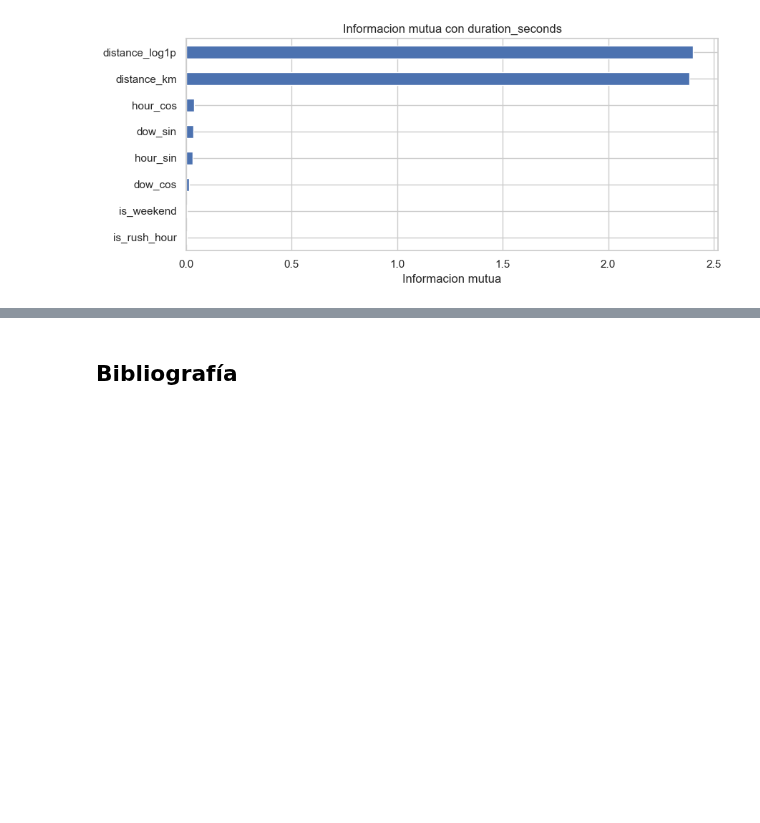
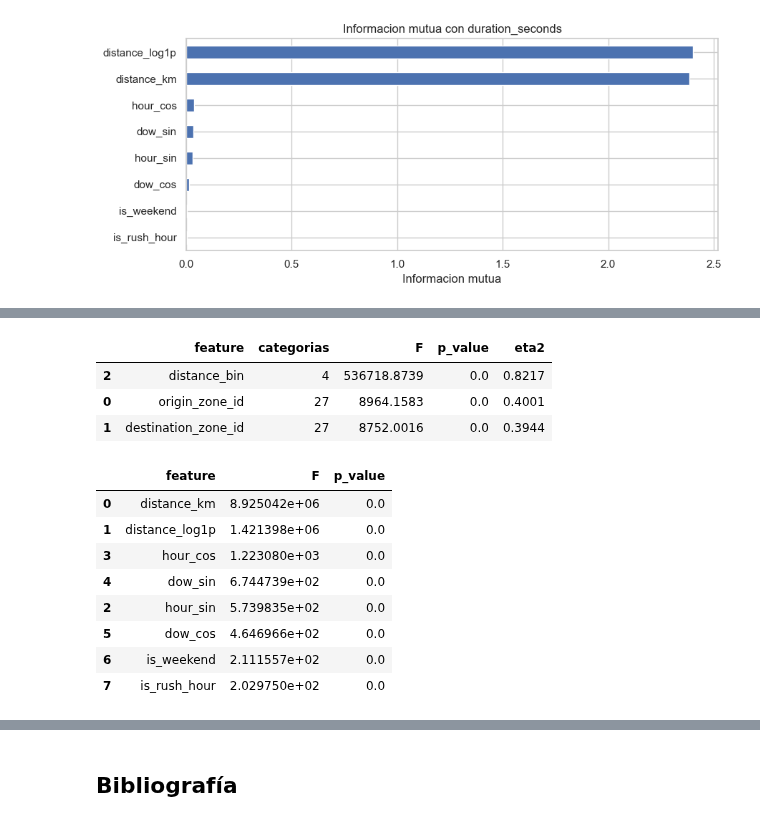
Before and after one commit to aleehpandita/transport-gps-analytics, a Jupyter notebook: notebooks/Avance2_56.ipynb, the cells around one changed output, grey strips where cells are left out. Drawn from its saved outputs; the diff is of its cells as text; code cells hidden in the pictures; blank space fills up the shorter version.

```diff
--- a/notebooks/Avance2_56.ipynb
+++ b/notebooks/Avance2_56.ipynb
@@ -432 +440,43 @@ plt.show()
+# %%
+from scipy.stats import f_oneway
+from sklearn.feature_selection import f_regression
+
+# ANOVA de un factor para variables categóricas (solo con entrenamiento)
+def anova_eta2(data, feature, target):
+    groups = [g[target].values for _, g in data.groupby(feature, observed=True)]
+    f_stat, p_value = f_oneway(*groups)
+    grand_mean = data[target].mean()
+    ss_between = sum(len(g) * (g.mean() - grand_mean) ** 2 for g in groups)
+    ss_total = ((data[target] - grand_mean) ** 2).sum()
+    return f_stat, p_value, ss_between / ss_total, len(groups)
+
+anova_rows = []
+for feat in categorical_features:
+    f_stat, p_value, eta2, k = anova_eta2(train_fe, feat, TARGET)
+    anova_rows.append({"feature": feat, "categorias": k, "F": f_stat, "p_value": p_value, "eta2": eta2})
+
+anova_result = pd.DataFrame(anova_rows).sort_values("eta2", ascending=False)
+display(anova_result.round(4))
+
+# Prueba F de regresión para variables numéricas
+f_num, p_num = f_regression(train_fe[filtered_numeric], train_fe[TARGET])
+f_result = (
+    pd.DataFrame({"feature": filtered_numeric, "F": f_num, "p_value": p_num})
+      .sort_values("F", ascending=False)
+)
+display(f_result.round(4))
+# %% [output]
+|  | feature | categorias | F | p_value | eta2 |
+| 2 | distance_bin | 4 | 536718.8739 | 0.0 | 0.8217 |
+| 0 | origin_zone_id | 27 | 8964.1583 | 0.0 | 0.4001 |
+| 1 | destination_zone_id | 27 | 8752.0016 | 0.0 | 0.3944 |
+|  | feature | F | p_value |
+| 0 | distance_km | 8.925042e+06 | 0.0 |
+| 1 | distance_log1p | 1.421398e+06 | 0.0 |
+| 3 | hour_cos | 1.223080e+03 | 0.0 |
+| 4 | dow_sin | 6.744739e+02 | 0.0 |
+| 2 | hour_sin | 5.739835e+02 | 0.0 |
+| 5 | dow_cos | 4.646966e+02 | 0.0 |
+| 6 | is_weekend | 2.111557e+02 | 0.0 |
+| 7 | is_rush_hour | 2.029750e+02 | 0.0 |
 # %% [markdown]
```
Also changed, not shown: parts of 8 cells of this notebook.
